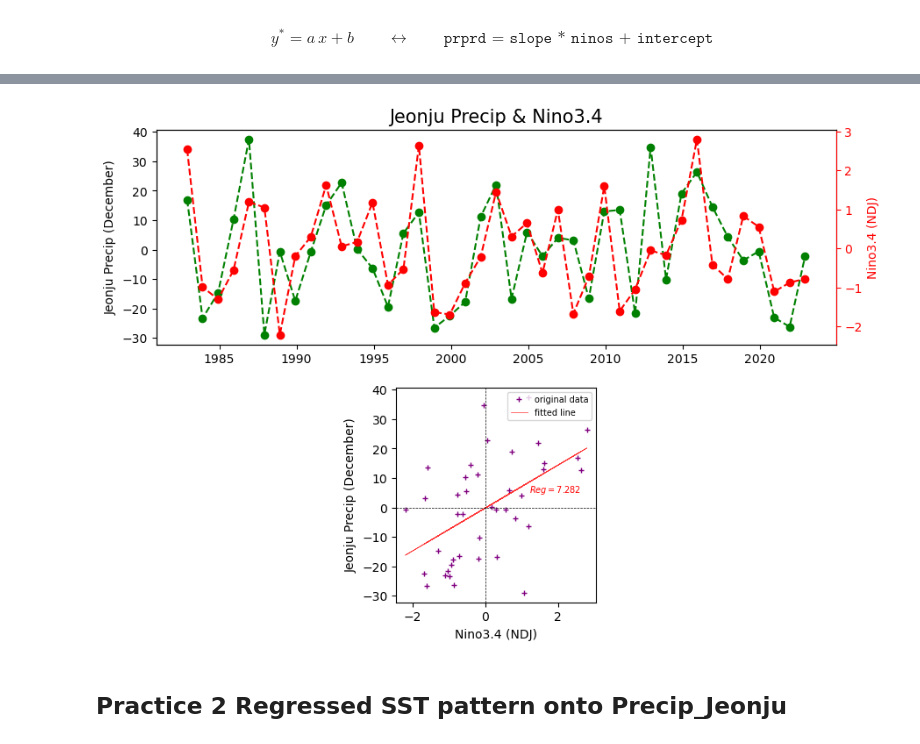
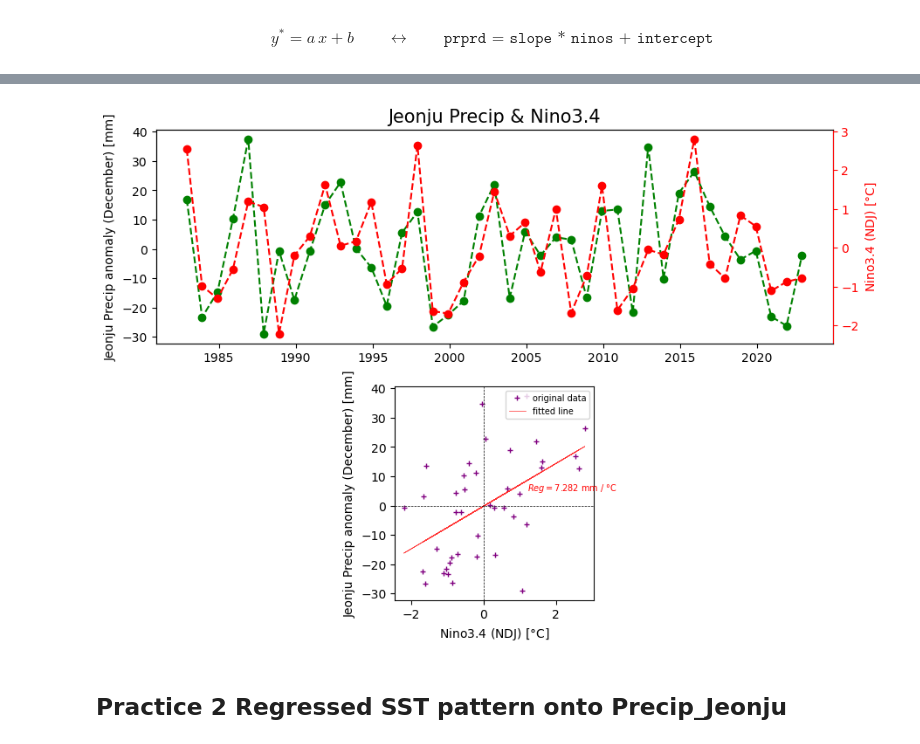
Before and after one commit to climstats/climstat-2026, a Jupyter notebook: notebooks/practice05.ipynb, the cells around one changed output, grey strips where cells are left out. Saved outputs shown, nothing was run; the diff lists cells and outputs as text; code cells hidden in the pictures.

```diff
--- a/notebooks/practice05.ipynb
+++ b/notebooks/practice05.ipynb
@@ -149,40 +149,40 @@ plt.show()
 # %%
 ##################  Plotting #####################
 fig = plt.figure(figsize=(10,7), dpi=100)
 
 # -------------- Figure 1 ----------------
 ax1 = plt.subplot(211)
 ax1b = ax1.twinx()       # plot on the right axis
 
 #--- Precip Graph
-ax1.plot(pr_dec.time.values, pr_dec, color = 'g', marker='o', linestyle='dashed', linewidth=1.5, label = "Jangma Days")
-ax1.set_ylabel('Jeonju Precip (December)')
+ax1.plot(pr_dec.time.values, pr_dec, color = 'g', marker='o', linestyle='dashed', linewidth=1.5, label = "Jeonju Precip")
+ax1.set_ylabel('Jeonju Precip anomaly (December) [mm]')
 # ax1.legend(loc='upper left')
 ax1.set_title('Jeonju Precip & Nino3.4', fontsize=15)
 
 #--- Nino3.4 Graph 2
-ax1b.plot(ninos.time.values, ninos, color = 'r', marker='o', linestyle='dashed', linewidth=1.5, label = "Precip Days")
-ax1b.set_ylabel('Nino3.4 (NDJ)', color='r')
+ax1b.plot(ninos.time.values, ninos, color = 'r', marker='o', linestyle='dashed', linewidth=1.5, label = "Nino3.4")
+ax1b.set_ylabel('Nino3.4 (NDJ) [$\\degree$C]', color='r')
 # ax1b.legend(loc='upper left')
 ax1b.spines['right'].set_color('r')
 ax1b.spines['right'].set_position(('axes',1.0))
 ax1b.tick_params(axis='y',color = 'r', labelcolor = 'r')
 
 # ---------------- Figure 2 ---------------
 ax2 = plt.subplot(235)
 ax2.plot(ninos, pr_dec, '+', c='purple', markersize=4, label='original data')  # = ax2.scatter(ninos, pr, s=15, c='purple', marker='+', )
 ax2.plot(ninos, prprd, c='r', lw=0.5, alpha=0.8, label='fitted line')
 ax2.axhline(0,color='k',linewidth=0.5,linestyle='dashed')
 ax2.axvline(0,color='k',linewidth=0.5,linestyle='dashed')
-ax2.set_xlabel('Nino3.4 (NDJ)')
-ax2.set_ylabel('Jeonju Precip (December)')
+ax2.set_xlabel('Nino3.4 (NDJ) [$\\degree$C]')
+ax2.set_ylabel('Jeonju Precip anomaly (December) [mm]')
 ax2.legend(fontsize=7)
-txt=r'$Reg={:.3f}$'.format(slope)
+txt=r'$Reg={:.3f}$ mm / $\degree$C'.format(slope)   # 회귀계수는 단위가 있다 (y 단위 / x 단위)
 ax2.text(1.2, 5.0, txt, c='r', size=7)
 
 plt.show()
 # %% [output]
-[figure, old version]
+[figure, new version]
 # %% [markdown]
 ## Practice 2 Regressed SST pattern onto Precip_Jeonju
 # %%
```
Also changed, not shown: parts of 2 cells of this notebook, 1 other file.
